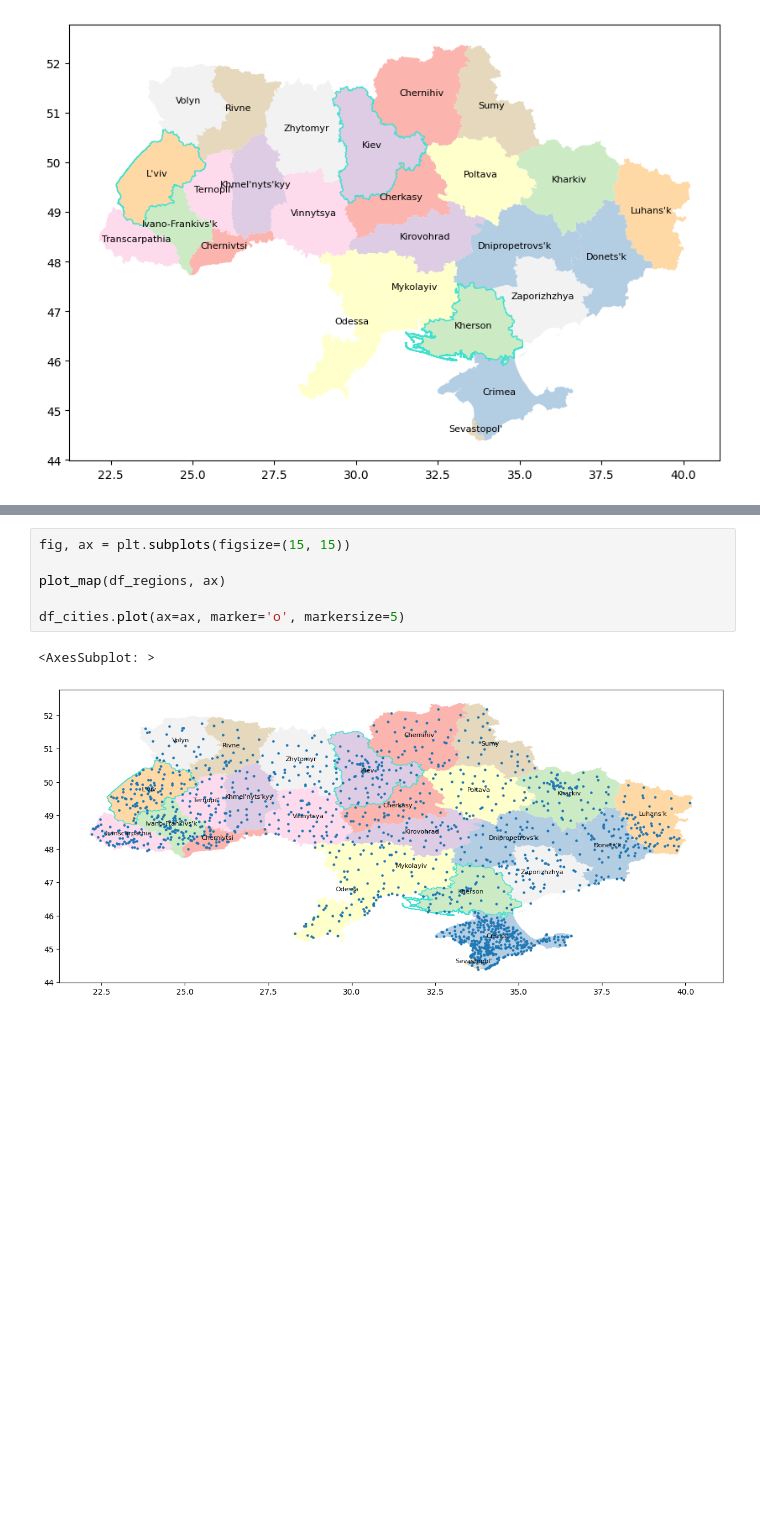
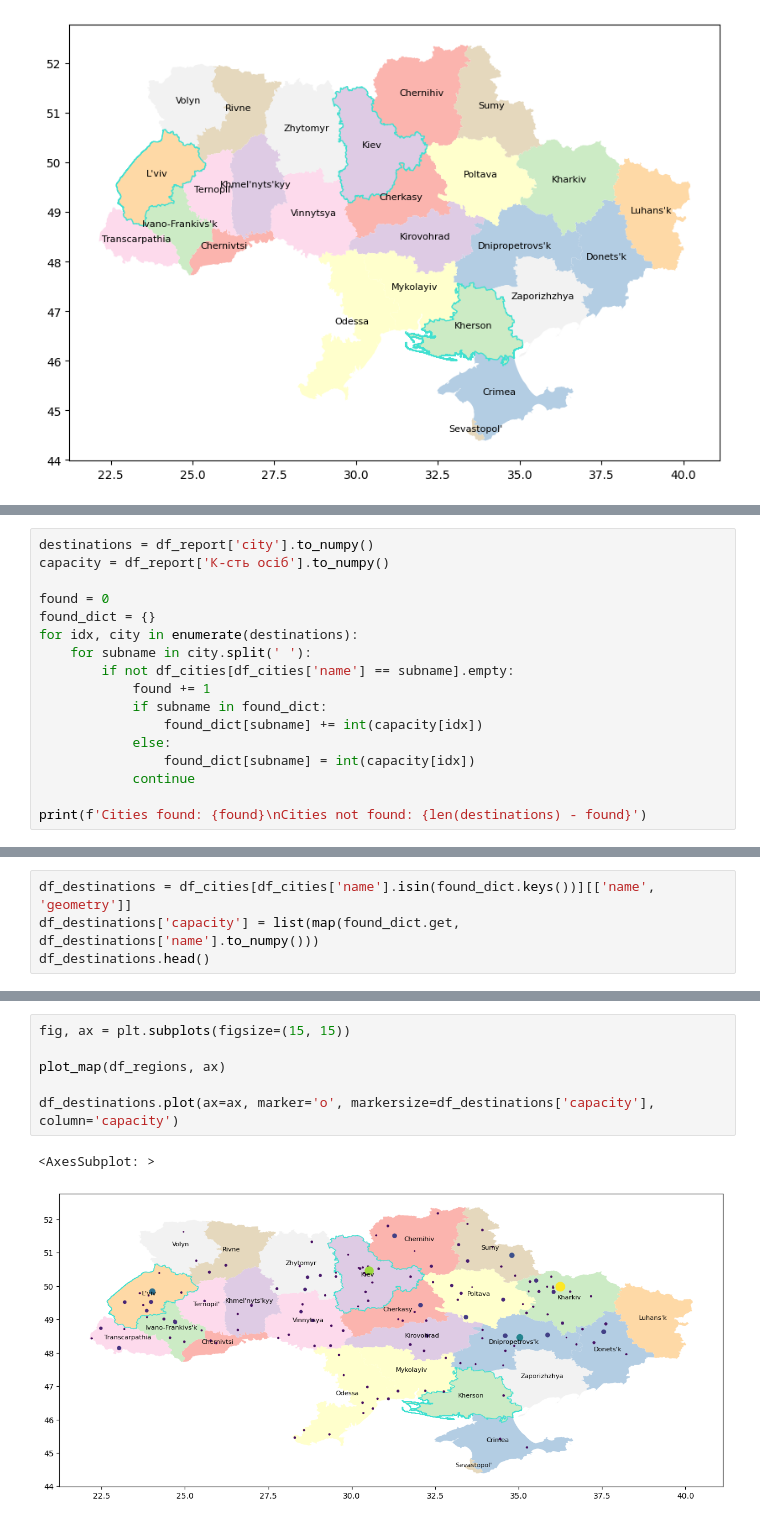
Before and after one commit to alorthius/tarilka, a Jupyter notebook: proj.ipynb, the cells around one changed output, grey strips where cells are left out. Saved outputs shown, nothing was run; the diff lists cells and outputs as text; blank space fills up the shorter version.

Commit message:
parse, transliterate and plot destination points

```diff
--- a/proj.ipynb
+++ b/proj.ipynb
@@ -117,0 +91,17 @@ set(df_report['city'].to_numpy())
+# %%
+destinations = df_report['city'].to_numpy()
+capacity = df_report['К-сть осіб'].to_numpy()
+
+found = 0
+found_dict = {}
+for idx, city in enumerate(destinations):
+    for subname in city.split(' '):
+        if not df_cities[df_cities['name'] == subname].empty:
+            found += 1
+            if subname in found_dict:
+                found_dict[subname] += int(capacity[idx])
+            else:
+                found_dict[subname] = int(capacity[idx])
+            continue
+
+print(f'Cities found: {found}\nCities not found: {len(destinations) - found}')
@@ -117,0 +111,4 @@ set(df_report['city'].to_numpy())
+# %%
+df_destinations = df_cities[df_cities['name'].isin(found_dict.keys())][['name', 'geometry']]
+df_destinations['capacity'] = list(map(found_dict.get, df_destinations['name'].to_numpy()))
+df_destinations.head()
@@ -118,9 +122,9 @@ set(df_report['city'].to_numpy())
 # %%
 fig, ax = plt.subplots(figsize=(15, 15))
 
 plot_map(df_regions, ax)
 
-df_cities.plot(ax=ax, marker='o', markersize=5)
+df_destinations.plot(ax=ax, marker='o', markersize=df_destinations['capacity'], column='capacity')
 # %% [output]
 <AxesSubplot: >
-[figure, old version]
+[figure, new version]
```
Also changed, not shown: parts of 6 cells of this notebook, 1 other file.
